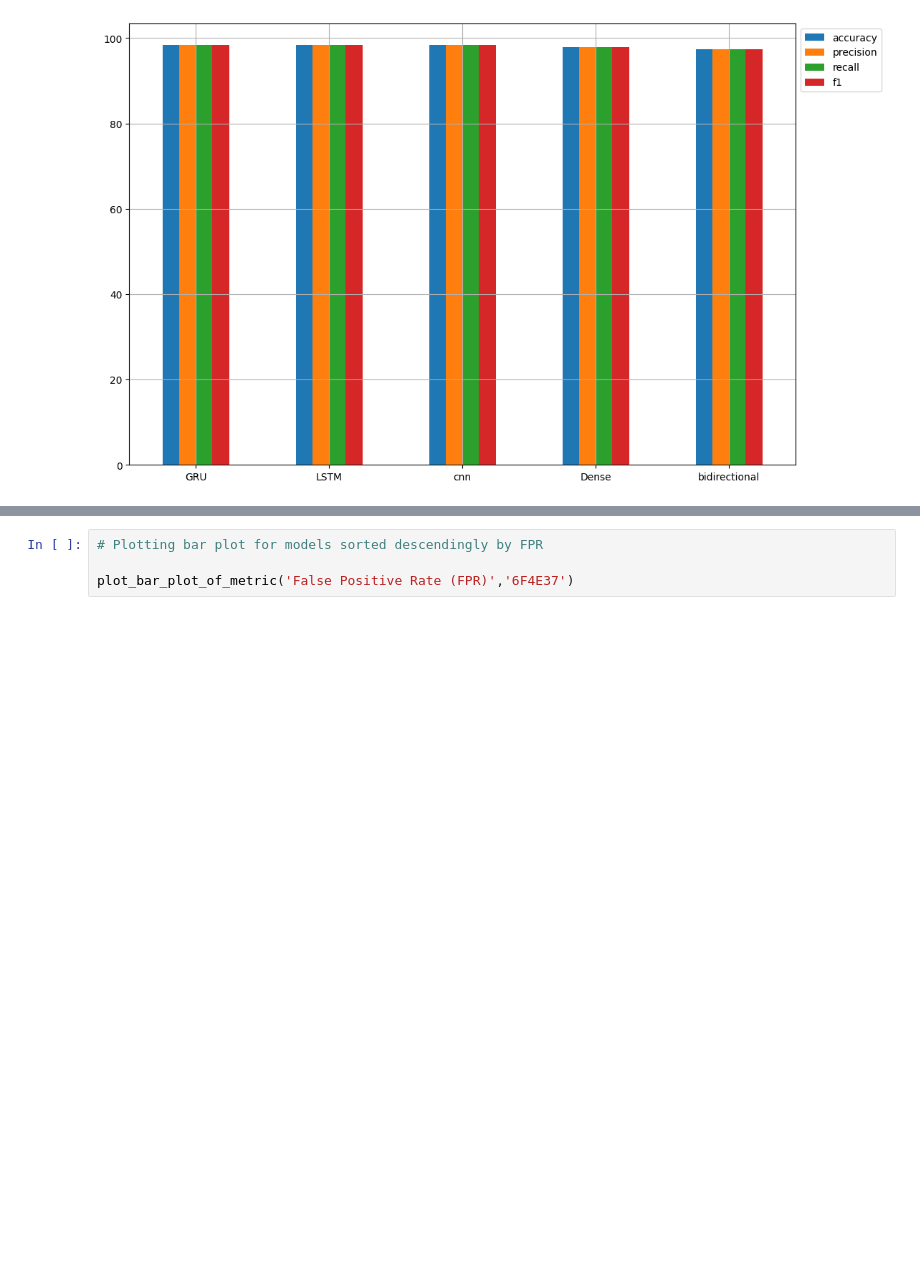
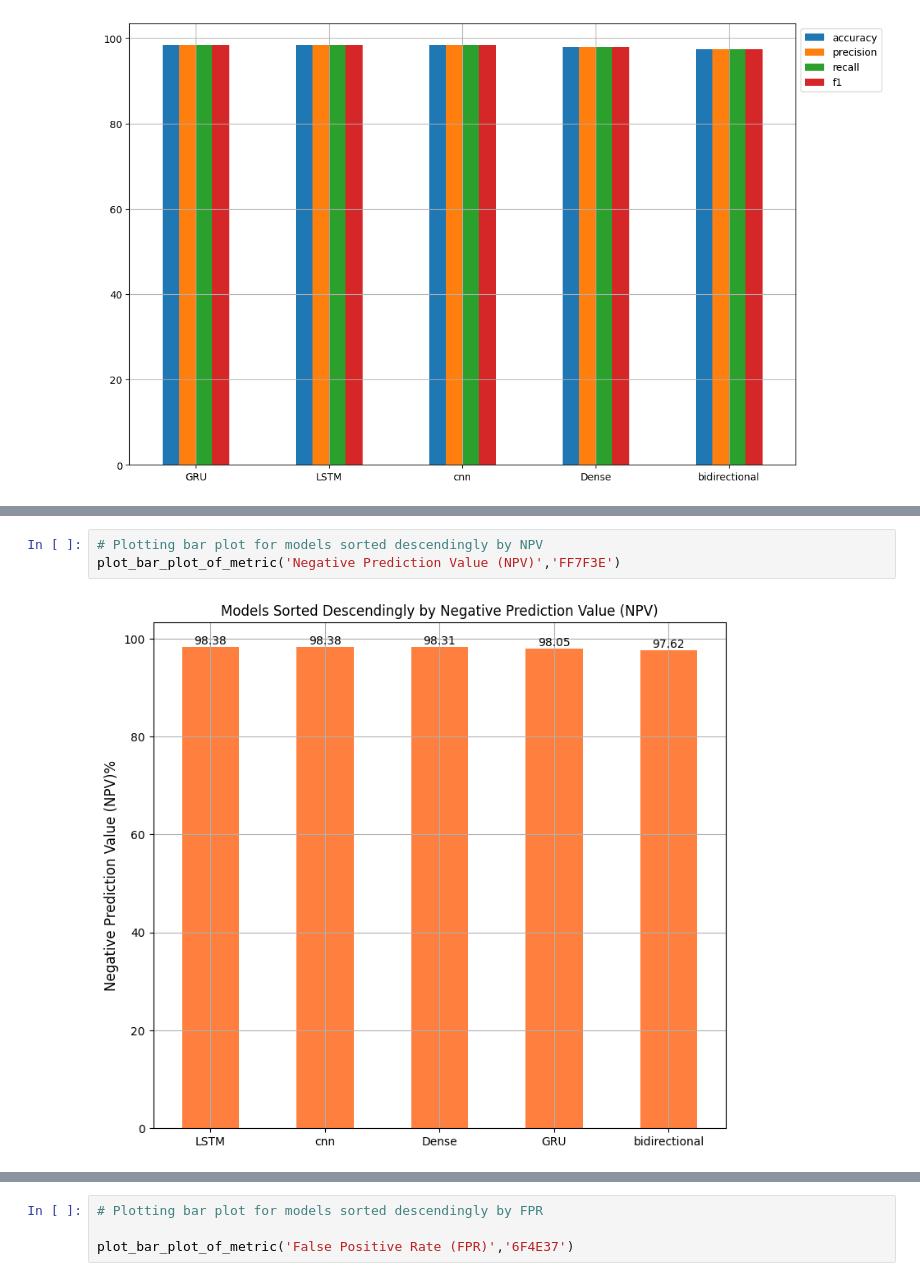
Before and after one commit to AdbulrhmanEldeeb/phishing_emails_detection, a Jupyter notebook: phishing-emails.ipynb, the cells around one changed output, grey strips where cells are left out. Drawn from its saved outputs; the diff is of its cells as text; blank space fills up the shorter version.

```diff
--- a/phishing-emails.ipynb
+++ b/phishing-emails.ipynb
@@ -2149,0 +2070,5 @@ def plot_bar_plot_of_metric(column_name : str , color : str):
+# %%
+# Plotting bar plot for models sorted descendingly by NPV
+plot_bar_plot_of_metric('Negative Prediction Value (NPV)','FF7F3E')
+# %% [output]
+[figure, added]
```
Also changed, not shown: parts of 11 cells of this notebook.
